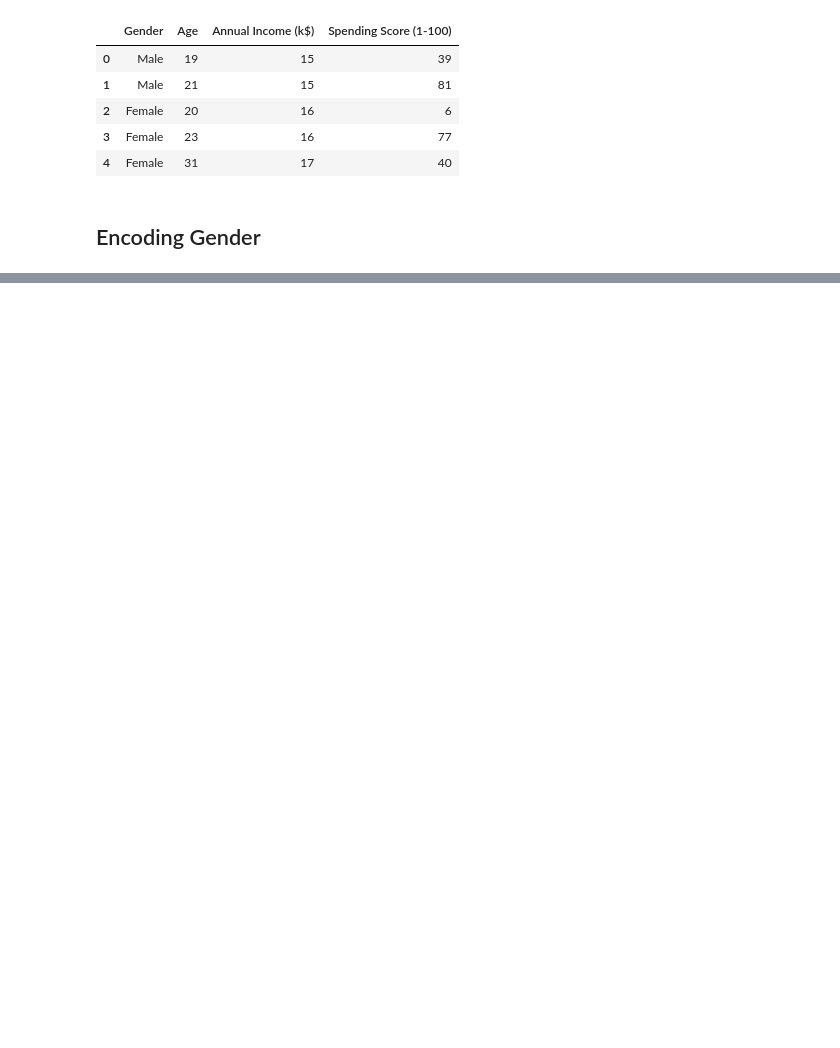
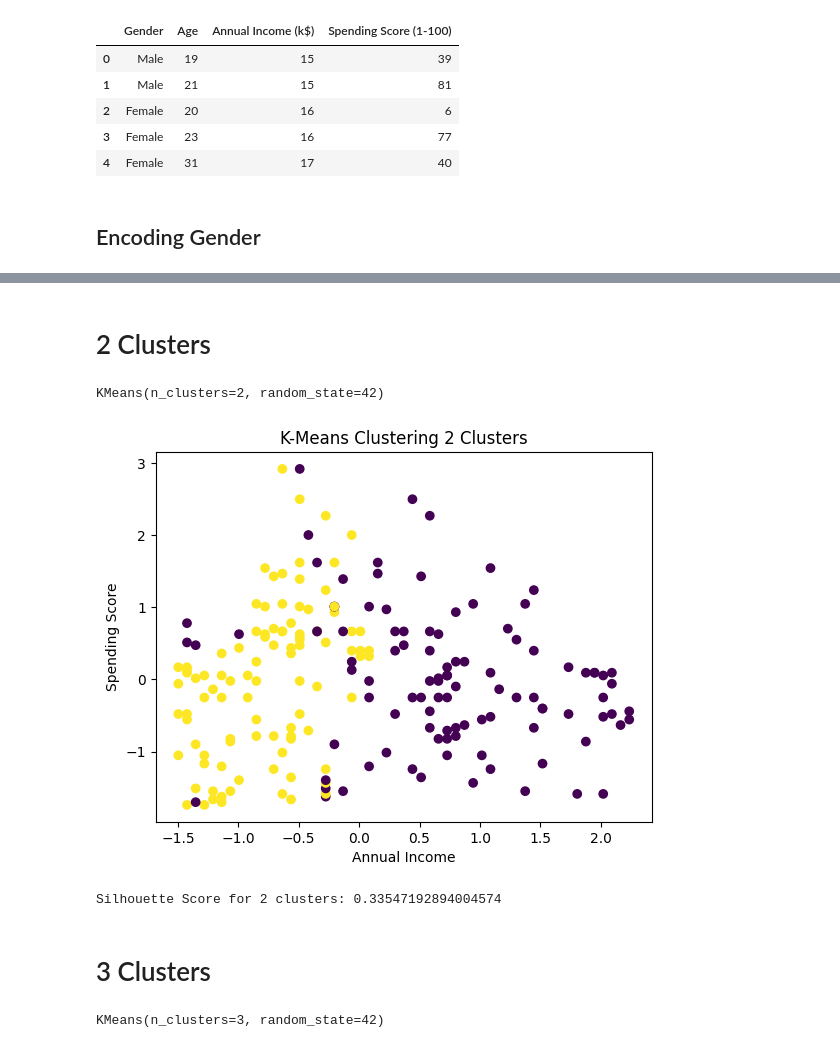
Before and after one commit to QuiqueCov/Maestria, a Jupyter notebook: MallExample.ipynb, the cells around one changed output, grey strips where cells are left out. Drawn from its saved outputs; the diff is of its cells as text; code cells hidden in the pictures; blank space fills up the shorter version.

Commit message:
Finished the practice

```diff
--- a/MallExample.ipynb
+++ b/MallExample.ipynb
@@ -76,0 +110,29 @@ encodedDf
+# %% [markdown]
+# 2 Clusters
+# %%
+# Training K means with two clusters
+kmeans = KMeans(n_clusters=2, random_state=42) # using the random state just for this practice
+kmeans.fit(scaled_data)
+# %% [output]
+KMeans(n_clusters=2, random_state=42)
+# %%
+plt.scatter(scaled_data[:, 0], scaled_data[:, 1], c=kmeans.labels_)
+plt.xlabel('Annual Income')
+plt.ylabel('Spending Score')
+plt.title('K-Means Clustering 2 Clusters')
+plt.show()
+# %% [output]
+[figure, added]
+# %%
+silhouette_avg2_Clusters = silhouette_score(scaled_data, kmeans.labels_)
+print(f"Silhouette Score for 2 clusters: {silhouette_avg2_Clusters}")
+# %% [output]
+Silhouette Score for 2 clusters: 0.33547192894004574
+# %% [markdown]
+# 3 Clusters
+# %%
+# Training K means with three clusters
+kmeans = KMeans(n_clusters=3, random_state=42) # using the random state just for this practice
+kmeans.fit(scaled_data)
+# %% [output]
+KMeans(n_clusters=3, random_state=42)
```
Also changed, not shown: parts of 25 cells of this notebook.
